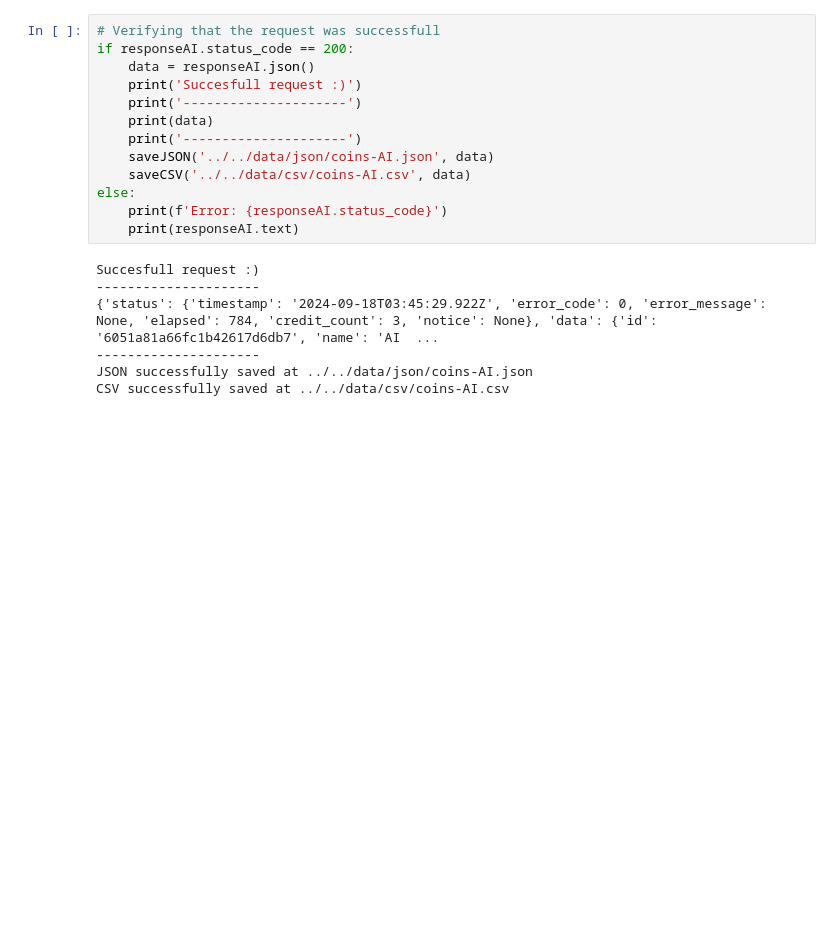
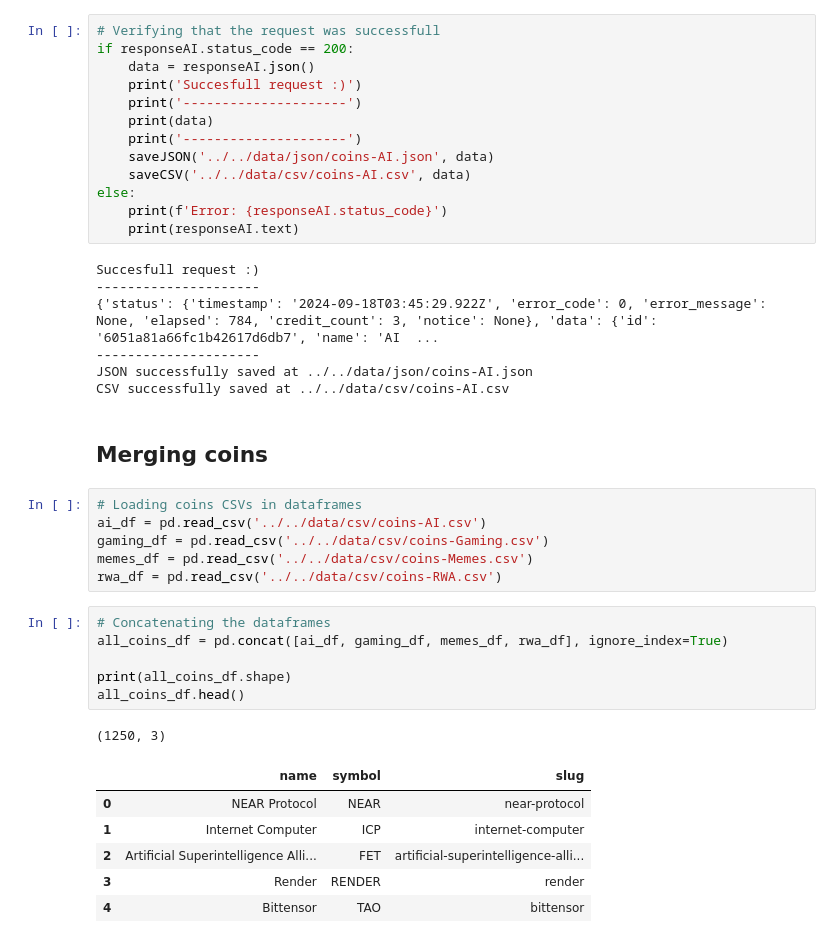
Before and after one commit to AndrePilcoChiuyare/ml-crypto, a Jupyter notebook: tb1/notebooks/getting-data/coins-by-category.ipynb, the cells around one changed output. Cells and saved outputs as stored; diff of their text form; blank space fills up the shorter version.

```diff
--- a/tb1/notebooks/getting-data/coins-by-category.ipynb
+++ b/tb1/notebooks/getting-data/coins-by-category.ipynb
@@ -185,3 +186,25 @@ Succesfull request :)
 ---------------------
 JSON successfully saved at ../../data/json/coins-AI.json
 CSV successfully saved at ../../data/csv/coins-AI.csv
+# %% [markdown]
+## Merging coins
+# %%
+# Loading coins CSVs in dataframes
+ai_df = pd.read_csv('../../data/csv/coins-AI.csv')
+gaming_df = pd.read_csv('../../data/csv/coins-Gaming.csv')
+memes_df = pd.read_csv('../../data/csv/coins-Memes.csv')
+rwa_df = pd.read_csv('../../data/csv/coins-RWA.csv')
+# %%
+# Concatenating the dataframes
+all_coins_df = pd.concat([ai_df, gaming_df, memes_df, rwa_df], ignore_index=True)
+
+print(all_coins_df.shape)
+all_coins_df.head()
+# %% [output]
+(1250, 3)
+|  | name | symbol | slug |
+| 0 | NEAR Protocol | NEAR | near-protocol |
+| 1 | Internet Computer | ICP | internet-computer |
+| 2 | Artificial Superintelligence Alli... | FET | artificial-superintelligence-alli... |
+| 3 | Render | RENDER | render |
+| 4 | Bittensor | TAO | bittensor |
```
Also changed, not shown: parts of 6 cells of this notebook, 5 other files.
